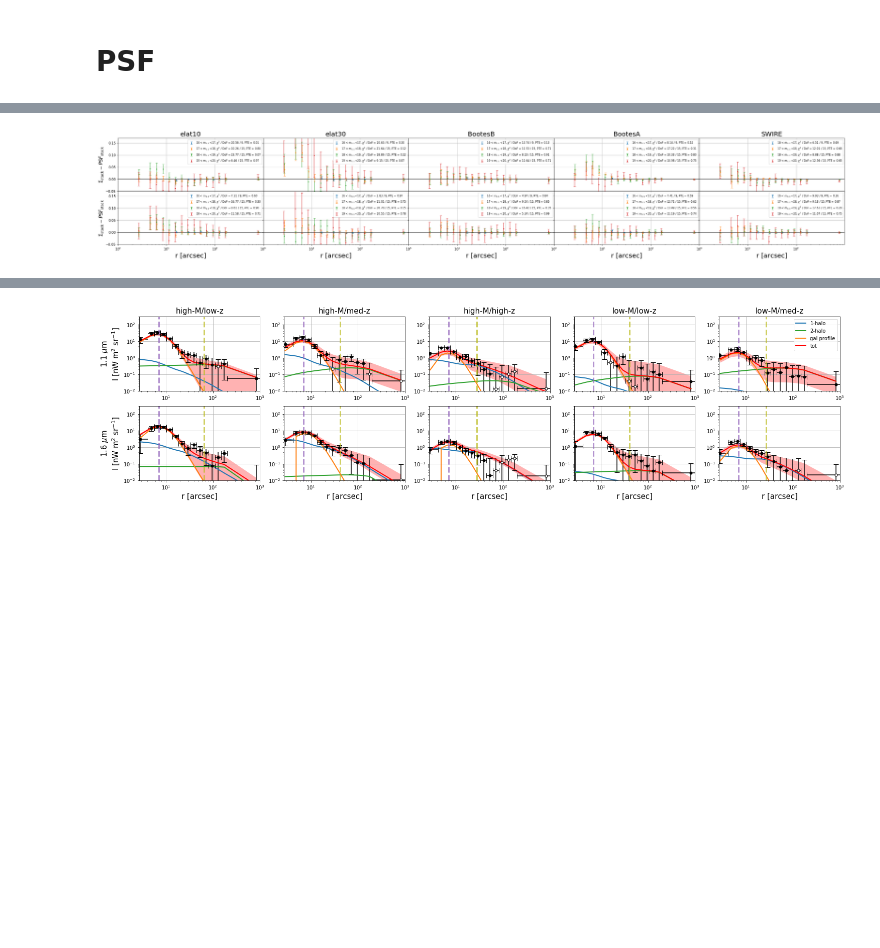
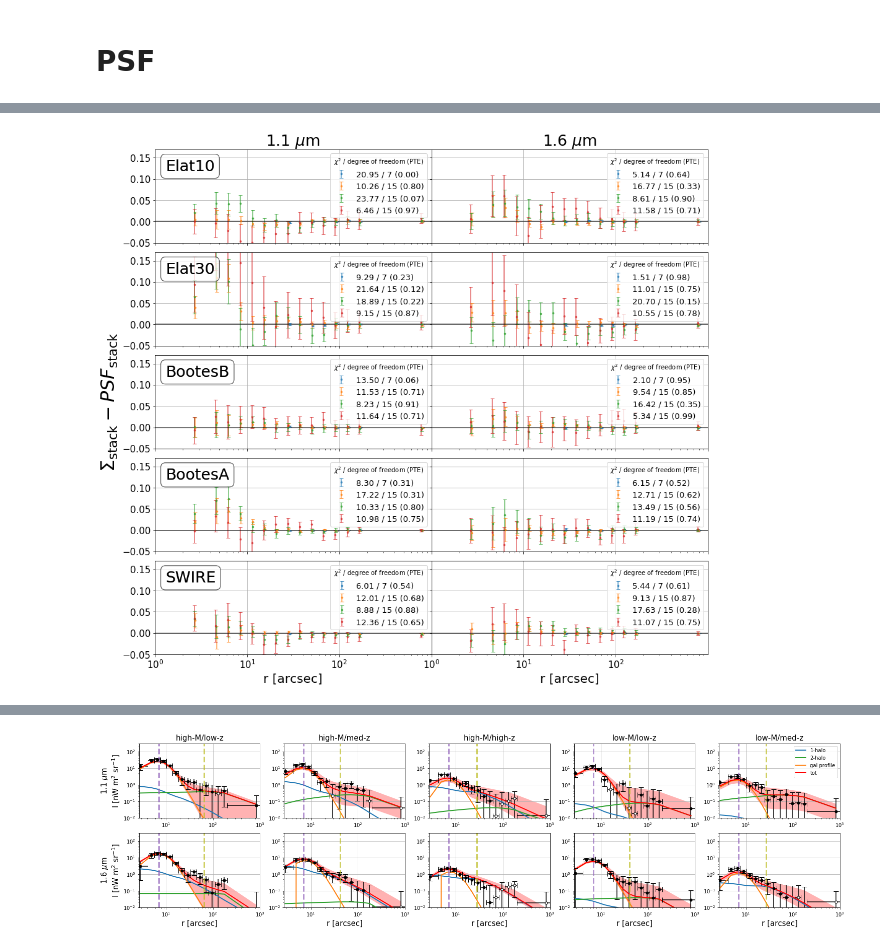
Before and after one commit to yuntingcheng/python_ciber, a Jupyter notebook: stack_modelfit/paperfigs.ipynb, the cells around one changed output, grey strips where cells are left out. Drawn from its saved outputs; the diff is of its cells as text; code cells hidden in the pictures; blank space fills up the shorter version.

```diff
--- a/stack_modelfit/paperfigs.ipynb
+++ b/stack_modelfit/paperfigs.ipynb
@@ -654,8 +736,14 @@ fig.savefig('plots/paperfig/PSF.pdf', dpi = 150, bbox_inches='tight')
 from psfsynth import *
 import matplotlib.gridspec as gridspec
 
-fig,ax = plt.subplots(2,5,figsize=(40,6))
-plt.subplots_adjust(hspace=.0,wspace=.0)
+fieldnamedict = {4:'Elat10',
+                 5:'Elat30',
+                 6:'BootesB',
+                 7:'BootesA',
+                 8:'SWIRE'}
+
+fig,ax = plt.subplots(5,2,figsize=(16,15))
+plt.subplots_adjust(hspace=.1,wspace=.0)
 
 for inst in [1,2]:
     for i,ifield in enumerate([4,5,6,7,8]):
@@ -664,55 +752,60 @@ for inst in [1,2]:
         psf_err = psfdat[0]['comb']['profcb_err']
 
         for im,(m_min, m_max) in enumerate(zip(magbindict['m_min'],magbindict['m_max'])):
-            Nsubbin_head = 12 if im==0 else 6
+            Nsubbin_head = 14 if im==0 else 6
             subsub = True if im==0 else False
             stackdat = stacking(inst, ifield, m_min, m_max,
                         load_from_file=True, BGsub=False, subsub=subsub).stackdat
             r_arr = stackdat['rsubbins']
 
             psf, psfcov, psfsub, psfcovsub = profile_cov_normalize(psfdat[0]['comb']['profcb'],
                                                                    psfdat[0]['comb']['cov'],
                                                                    psfdat[0]['comb']['hit'],
                                                                   Nsubbin_head=Nsubbin_head)
 
             fname = mypaths['alldat'] + 'TM'+ str(inst) +\
              '/psfdata_synth_ps_%s_%d_%d_gaia_match_svm.pkl'%(fieldnamedict[ifield],m_min, m_max)
             with open(fname, "rb") as f:
                 profdat = pickle.load(f)
             prof, cov, profsub, covsub = profile_cov_normalize(profdat['profcb'],
                                                                profdat['cov'],
                                                                profdat['profhit'],
                                                               Nsubbin_head=Nsubbin_head)
             rerr = np.sqrt(np.diag(covsub+psfcovsub))
             D = (profsub - psfsub).reshape(1,-1)
             U,s,VT = np.linalg.svd(covsub+psfcovsub)
             Cinv = VT.T@np.diag(1/s)@U.T
             chi2 = (D@Cinv@D.T) * (64 - len(profsub) - 2) / (64 - 1)
             pte = scipy.stats.distributions.chi2.sf(chi2, len(profsub))
-            ax[inst-1][i].errorbar(r_arr*(0.97-im*0.01), profsub - psfsub, rerr,
+            ax[i][inst-1].errorbar(r_arr*(0.97-im*0.01), profsub - psfsub, rerr,
                                fmt ='.', color='C'+str(im), capsize=3, markersize=5, alpha=0.7,
-           label=r'%d < m$_{\rm 1.1}$ <%d, $\chi^2$ / DoF = %.2f / %d, PTE = %.2f'\
-                                   %(m_min, m_max, chi2,len(profsub),pte))
-        ax[inst-1][i].axhline(0,c='k',lw=2,alpha=0.5)
-        ax[inst-1][i].set_xscale('log')
-        ax[inst-1][i].grid()
-        ax[inst-1][i].legend(fontsize=8)
-        ax[inst-1][i].set_xlim([1e0,1e3])
-        ax[inst-1][i].set_ylim([-0.05,0.17])
-        ax[inst-1][i].tick_params(labelsize=10)
-        ax[0][i].set_title('%s'%fieldnamedict[ifield],fontsize=20)
-for i in range(5):
-    ax[1][i].set_xlabel('r [arcsec]', fontsize=20)
-    ax[1][i].set_xticks([1e0,1e1,1e2])
-    ax[0][i].tick_params(axis='x',labelbottom=False,labelleft=False)
-    if i==0:
-        continue
-    ax[0][i].tick_params(axis='y',labelbottom=False,labelleft=False)
-    ax[1][i].tick_params(axis='y',labelbottom=False,labelleft=False)
+           label=r'%.2f / %d (%.2f)'%(chi2,len(profsub),pte))
+        ax[i][inst-1].axhline(0,c='k',lw=2,alpha=0.5)
+        ax[i][inst-1].set_xscale('log')
+        ax[i][inst-1].grid()
+        ax[i][inst-1].legend(fontsize=13,loc=1, title=r'$\chi^2$ / degree of freedom (PTE)')
+        ax[i][inst-1].set_xlim([1e0,1e3])
+        ax[i][inst-1].set_ylim([-0.05,0.17])
+        ax[i][inst-1].tick_params(labelsize=10)
+        ax[i][0].text(1.3,0.12,'%s'%fieldnamedict[ifield],fontsize=25,
+                      bbox={'boxstyle':'round','facecolor': 'white', 'alpha':0.5})
+        ax[i][0].tick_params(axis='y',labelbottom=False,labelleft=True)
+        ax[i][1].tick_params(axis='y',labelbottom=False,labelleft=False)
+        ax[i][0].tick_params(axis='x',labelbottom=False,labelleft=False)
+        ax[i][1].tick_params(axis='x',labelbottom=False,labelleft=False)
+        ax[i][0].tick_params(labelsize=15)
+        ax[i][1].tick_params(labelsize=15)
+ax[2][0].set_ylabel(r'$\Sigma_{\rm stack}-PSF_{\rm stack}$', fontsize=30)
 
-ax[0][0].set_ylabel(r'$\Sigma_{\rm stack}-PSF_{\rm stack}$', fontsize=15)
-ax[1][0].set_ylabel(r'$\Sigma_{\rm stack}-PSF_{\rm stack}$', fontsize=15)
+ax[-1][0].set_xticks([1e0,1e1,1e2])
+ax[-1][0].tick_params(axis='x',labelbottom=True,labelleft=False)
+ax[-1][1].set_xticks([1e0,1e1,1e2])
+ax[-1][1].tick_params(axis='x',labelbottom=True,labelleft=False)
+ax[-1][0].set_xlabel('r [arcsec]', fontsize=20)
+ax[-1][1].set_xlabel('r [arcsec]', fontsize=20)
+ax[0][0].set_title(r'1.1 $\mu$m',fontsize=25)
+ax[0][1].set_title(r'1.6 $\mu$m',fontsize=25)
 fig.savefig('plots/paperfig/PSF_test_all.pdf', dpi = 150, bbox_inches='tight')
 # %% [output]
-[figure, old version]
+[figure, new version]
 # %%
```
Also changed, not shown: parts of 10 cells of this notebook, 2 other files.
